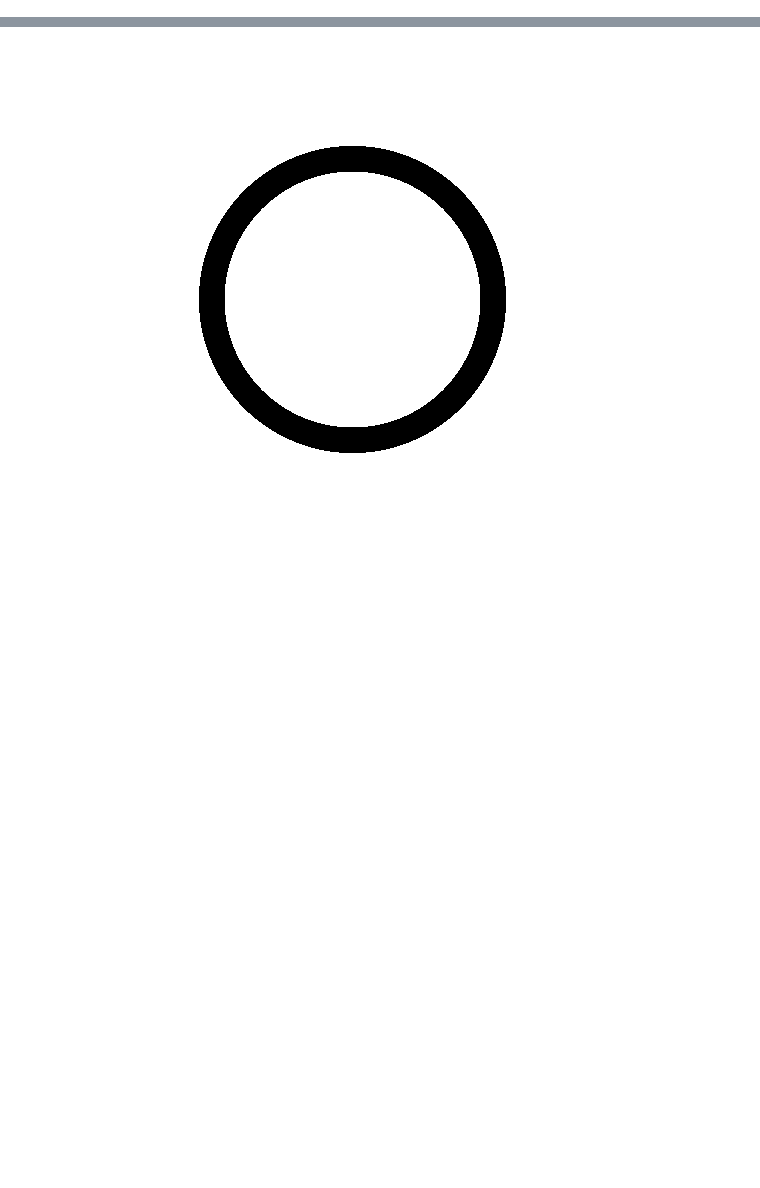
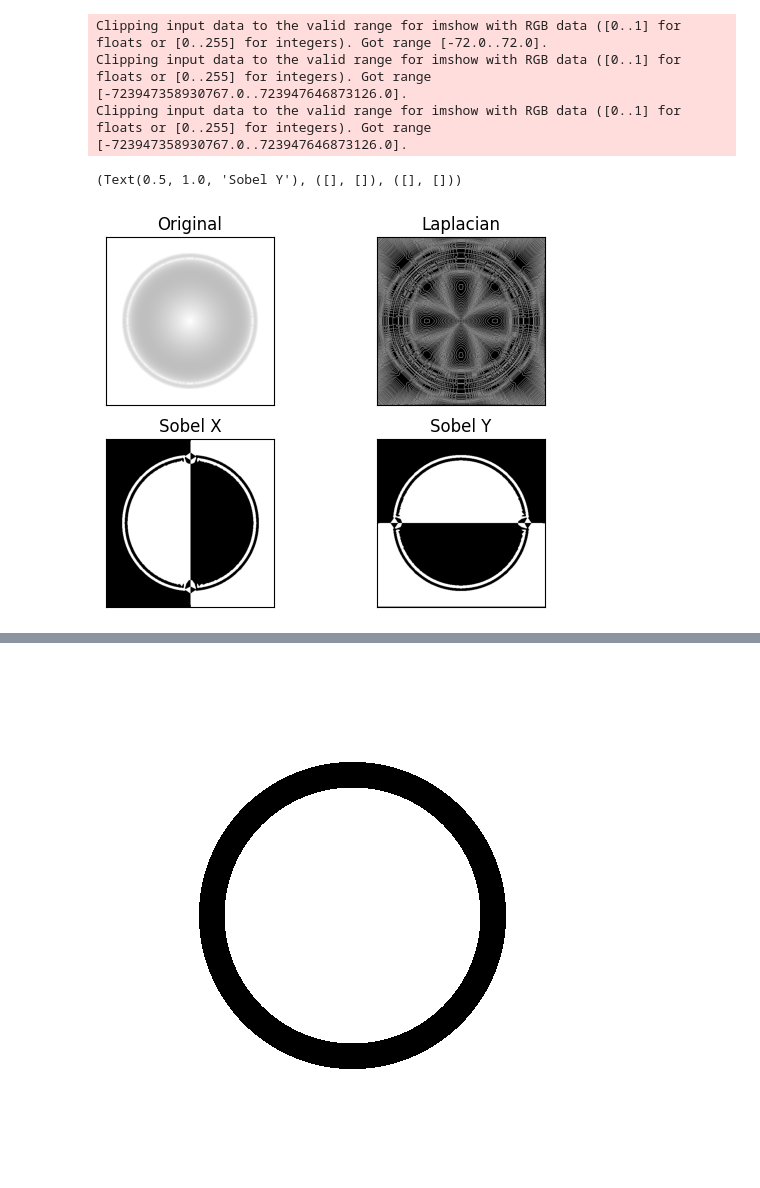
Before and after one commit to SNIPRS/image_utils, a Jupyter notebook: gradient_fill.ipynb, the cells around one changed output, grey strips where cells are left out. Drawn from its saved outputs; the diff is of its cells as text; code cells hidden in the pictures; blank space fills up the shorter version.

```diff
--- a/gradient_fill.ipynb
+++ b/gradient_fill.ipynb
@@ -62,0 +15,20 @@ def displacement_map(img: Image, map: Image, xdis: int = 10, ydis: int = 10):
+# %%
+cvimg = cv.cvtColor(np.array(img), cv.COLOR_RGB2BGR)
+laplacian = cv.Laplacian(cvimg,cv.CV_64F)
+sobelx = cv.Sobel(cvimg,cv.CV_64F,1,0,ksize=25)
+sobely = cv.Sobel(cvimg,cv.CV_64F,0,1,ksize=25)
+
+plt.subplot(2,2,1),plt.imshow(img,cmap = 'gray')
+plt.title('Original'), plt.xticks([]), plt.yticks([])
+plt.subplot(2,2,2),plt.imshow(laplacian,cmap = 'gray')
+plt.title('Laplacian'), plt.xticks([]), plt.yticks([])
+plt.subplot(2,2,3),plt.imshow(sobelx,cmap = 'gray')
+plt.title('Sobel X'), plt.xticks([]), plt.yticks([])
+plt.subplot(2,2,4),plt.imshow(sobely,cmap = 'gray')
+plt.title('Sobel Y'), plt.xticks([]), plt.yticks([])
+# %% [output]
+Clipping input data to the valid range for imshow with RGB data ([0..1] for floats or [0..255] for integers). Got range [-72.0..72.0].
+Clipping input data to the valid range for imshow with RGB data ([0..1] for floats or [0..255] for integers). Got range [-723947358930767.0..723947646873126.0].
+Clipping input data to the valid range for imshow with RGB data ([0..1] for floats or [0..255] for integers). Got range [-723947358930767.0..723947646873126.0].
+(Text(0.5, 1.0, 'Sobel Y'), ([], []), ([], []))
+[figure, added]
```
Also changed, not shown: parts of 5 cells of this notebook, 3 other files.
